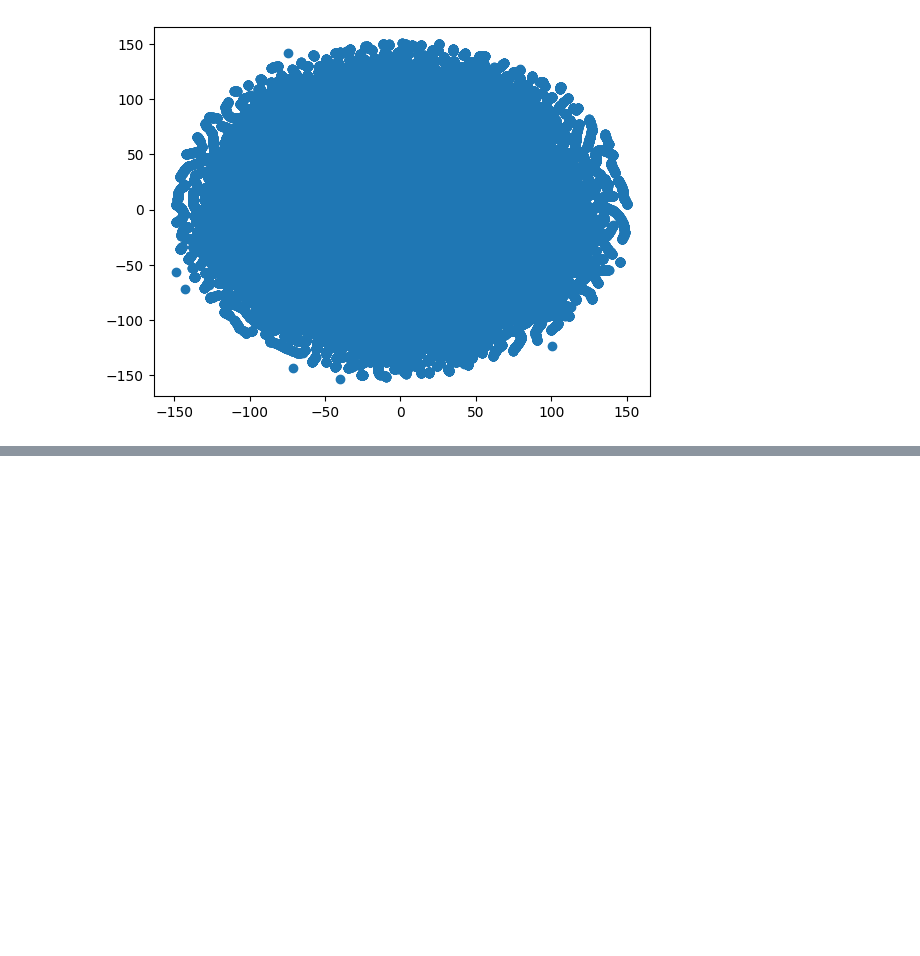
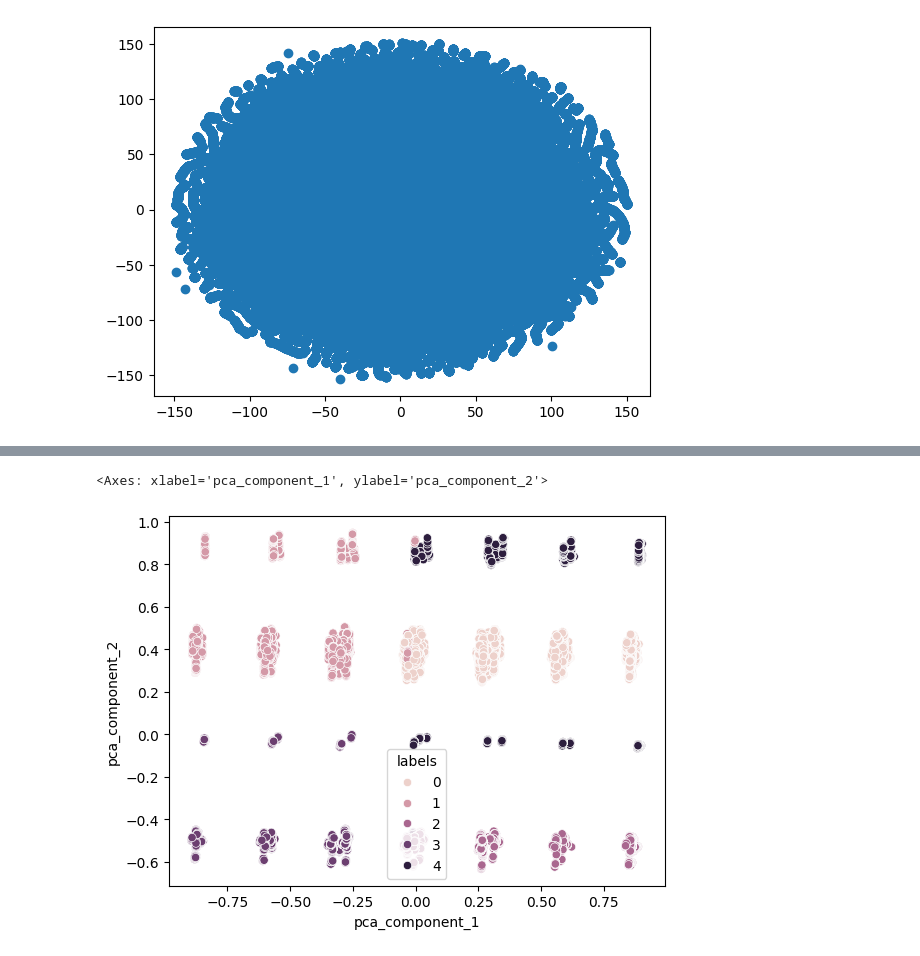
Before and after one commit to madhavpro3/DSML_casestudies, a Jupyter notebook: clustering.ipynb, the cells around one changed output, grey strips where cells are left out. Cells and saved outputs as stored; diff of their text form; code cells hidden in the pictures; blank space fills up the shorter version.

```diff
--- a/clustering.ipynb
+++ b/clustering.ipynb
@@ -743,0 +669,11 @@ plt.scatter(tsne[:,0],tsne[:,1])
+# %%
+import seaborn as sns
+
+Kmeans_df=pd.DataFrame(pca,columns=['pca_component_1','pca_component_2'])
+Kmeans_df['labels']=KMeansobj[4].labels_
+Kmeans_df.head()
+
+sns.scatterplot(data=Kmeans_df,x='pca_component_1',y='pca_component_2',hue='labels')
+# %% [output]
+<Axes: xlabel='pca_component_1', ylabel='pca_component_2'>
+[figure, added]
```
Also changed, not shown: parts of 22 cells of this notebook.
